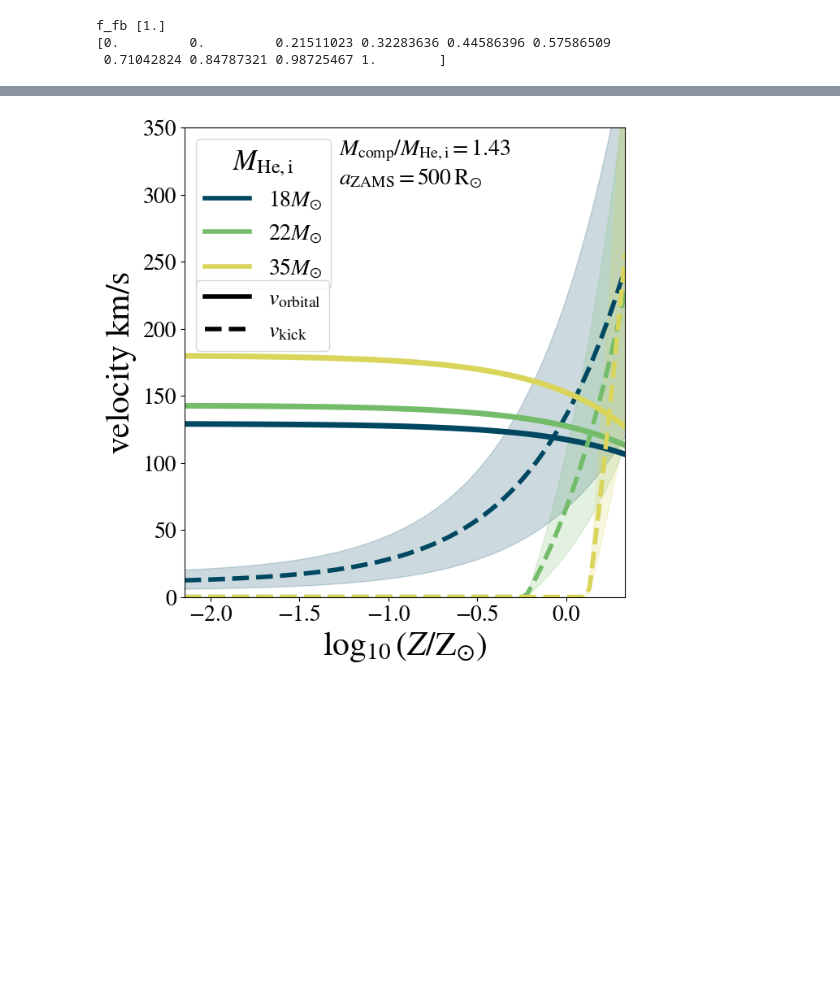
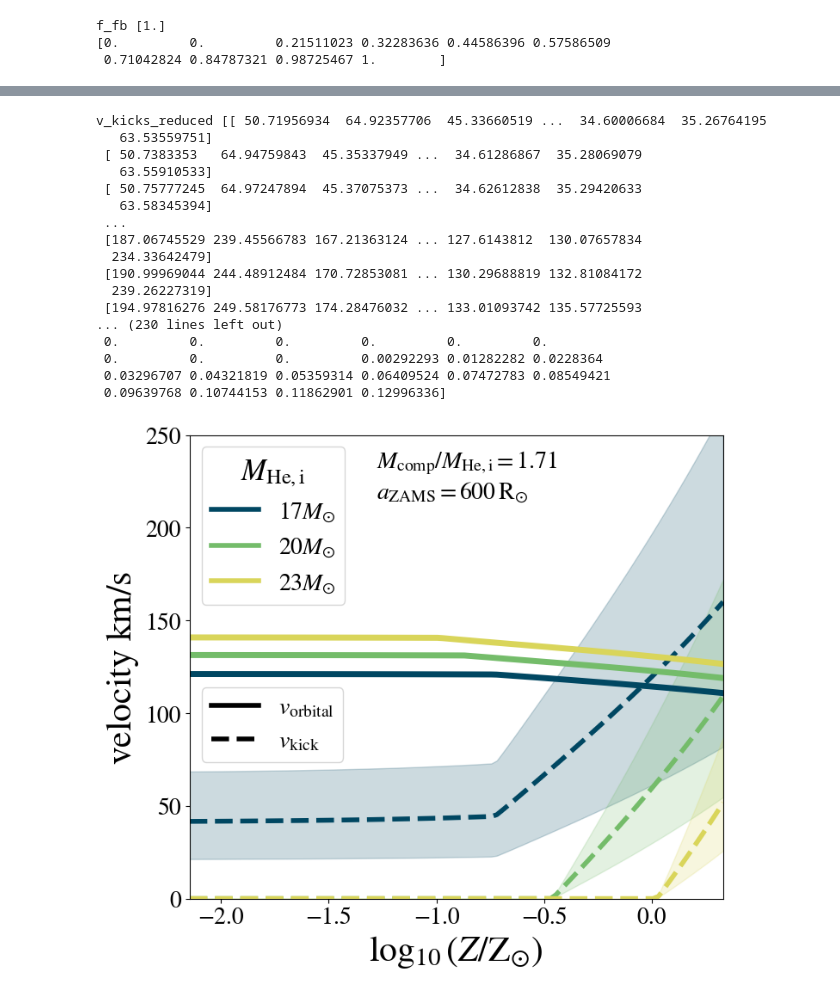
Before and after one commit to LiekeVanSon/ZdependentFormEff, a Jupyter notebook: code/Vorb_vs_Vkick.ipynb, the cells around one changed output, grey strips where cells are left out. Cells and saved outputs as stored; diff of their text form; code cells hidden in the pictures; blank space fills up the shorter version.

Commit message:
fixed v kick plot

```diff
--- a/code/Vorb_vs_Vkick.ipynb
+++ b/code/Vorb_vs_Vkick.ipynb
@@ -699,10 +688,18 @@ z_list [0.0001     0.00010593 0.00011221 0.00011887 0.00012592 0.00013339
 # %%
 z_list= np.logspace(-4, np.log10(0.03), 100)
-plt.scatter(np.log10(z_list), M_He_f)
+
+# Sander & Vink
+z_list, q, orbital_vel, fallback_fraction, M_He_f, wind_mass_loss = get_v_orb_and_f_fb(M_He_i=15, q_zams=0.5, a_i=500, WR_wind_presc = 'SanderVink')
+plt.scatter(np.log10(z_list), M_He_f, label = 'SanderVink')
+
+# Sander & Vink
+z_list, q, orbital_vel, fallback_fraction, M_He_f, wind_mass_loss = get_v_orb_and_f_fb(M_He_i=15, q_zams=0.5, a_i=500, WR_wind_presc = 'HamannKoest')
+plt.scatter(np.log10(z_list), M_He_f, label = 'HamannKoest')
 
 plt.axvline(np.log10(3e-3), c = 'black', ls = '--')
 plt.xlabel('log10 Z')
 plt.ylabel('M_He_f')
-plt.ylim(0,55)
+# plt.ylim(0,55)
+plt.legend()
 plt.show()
 # %% [output]
@@ -714,50 +711,79 @@ plt.show()
 colors = sns.color_palette("viridis", 3)
 # colors = ['#5EA29C',  '#ffc000', '#E44D4D']
 colors = ["#004762", "#74BC6A", "#D9D55A"]
-initial_helium_masses = [18, 22, 35]
+initial_helium_masses = [17, 20, 23]
+# initial_helium_masses = [18,  22, 35]
 
-zams_mass_ratio = 0.5
-zams_separation = 500  # Rsun
+zams_mass_ratio = 0.6
+zams_separation = 600  # Rsun
+prescription = "SanderVink" # HamannKoest, SanderVink
 ####################################
-fig, ax = plt.subplots(figsize=(7, 7.5))
+fig, ax = plt.subplots(figsize=(8, 7))
 for i, he_mass in enumerate(initial_helium_masses):
-    z_list, q, orbital_vel, fallback_fraction, M_He_f, wind_mass_loss = get_v_orb_and_f_fb(M_He_i=he_mass, q_zams=zams_mass_ratio, a_i=zams_separation, WR_wind_presc = 'HamannKoest')
+    z_list, q, orbital_vel, fallback_fraction, M_He_f, wind_mass_loss = get_v_orb_and_f_fb(M_He_i=he_mass, q_zams=zams_mass_ratio,
+                                                                                           a_i=zams_separation, WR_wind_presc = prescription)
 
+    ####################
     # Orbital velocity as a funciton of Z
     plt.plot(np.log10(z_list/0.014),orbital_vel,
              lw=5,color=colors[i],ls="-", label="$v_{\mathrm{orbital}}$ mhe = " + str(he_mass) + "Msun")
 
+    ####################
     # Kick velocities reweighted by f_fb
-    plt.plot(np.log10(z_list/0.014), v_kick_50 * (1 - fallback_fraction),
+    # v_kicks, v_kick_10, v_kick_50, v_kick_90 = get_v_kicks(sigma_kick = 265, fallback_fraction = fallback_fraction)
+    v_kicks_reduced, v_kick_10, v_kick_50, v_kick_90 = get_v_kicks(sigma_kick = 265, fallback_fraction = fallback_fraction)
+
+    print('v_kicks_reduced',v_kicks_reduced, v_kick_10, v_kick_50, v_kick_90)
+
+    print('(1 - fallback_fraction)', (1 - fallback_fraction))
+    plt.plot(np.log10(z_list/0.014), v_kick_50, #v_kick_50 * (1 - fallback_fraction),
              lw=4, ls="--", color=colors[i], label="$v_{\mathrm{kick}}$ mhe = " + str(he_mass) + "Msun")
-    plt.fill_between(np.log10(z_list/0.014), y1=v_kick_10 * (1 - fallback_fraction), y2=v_kick_90 * (1 - fallback_fraction),
-        color=colors[i],alpha=0.2,label=None)
+    plt.fill_between(np.log10(z_list/0.014), y1=v_kick_10, y2=v_kick_90,
+                     color=colors[i],alpha=0.2,label=None)
+                    #  y1=v_kick_10 * (1 - fallback_fraction), y2=v_kick_90 * (1 - fallback_fraction),
 
 # Annotate the used q_zams and a_zams
-plt.text(0.35,0.98,
+plt.text(0.35,0.97,
     f"$M_{{\mathrm{{comp}}}}/M_{{\mathrm{{He,i}}}}= {np.round(q,2)}$\n$a_{{\mathrm{{ZAMS}}}} = {zams_separation}$"
     + "$\, \mathrm{R_{\odot}}$",
     ha="left",va="top", transform=ax.transAxes,fontsize=20,)
 
 # Legend for the He masses
 legend_elements1 = [Line2D([0], [0], color=colors[i], lw=4, label=f"{he_mass}" + "$M_{\odot}$")
     for i, he_mass in enumerate(initial_helium_masses)]
 legend1 = ax.legend(handles=legend_elements1, loc="upper left", title="$M_{\mathrm{He,i}}$")
 
 # Legend for the orbital and kick velocities
 legend_elements2 = [
     Line2D([0], [0], color="k", lw=4, ls="-", label="$v_{\mathrm{orbital}}$"),
     Line2D([0], [0], color="k", lw=4, ls="--", label="$v_{\mathrm{kick}}$"),
 ]
-legend2 = plt.legend(handles=legend_elements2, loc="center left", bbox_to_anchor=(0, 0.6), fontsize=20)
+legend2 = plt.legend(handles=legend_elements2, loc="center left", bbox_to_anchor=(0, 0.375), fontsize=20)
 
 ax.add_artist(legend1)
 
 plt.xlabel("$\log_{10}(Z/\mathrm{Z}_{\odot}$)", fontsize=30)
 plt.ylabel("$\mathrm{velocity \ km/s}$", fontsize=30)
-plt.ylim(0, 350)
+plt.ylim(0, 250)
 plt.xlim(np.log10(1e-4 / 0.014), np.log10(0.03 / 0.014))
-plt.savefig(f"../plots/v_kick_v_orb.pdf", bbox_inches="tight")
+plt.savefig(f"../plots/v_kick_v_orb_{prescription}.pdf", bbox_inches="tight")
 plt.show()
 # %% [output]
+v_kicks_reduced [[ 50.71956934  64.92357706  45.33660519 ...  34.60006684  35.26764195
+   63.53559751]
+ [ 50.7383353   64.94759843  45.35337949 ...  34.61286867  35.28069079
+   63.55910533]
+ [ 50.75777245  64.97247894  45.37075373 ...  34.62612838  35.29420633
+   63.58345394]
+ ...
+ [187.06745529 239.45566783 167.21363124 ... 127.6143812  130.07657834
+  234.33642479]
+ [190.99969044 244.48912484 170.72853081 ... 130.29688819 132.81084172
+  239.26227319]
+ [194.97816276 249.58176773 174.28476032 ... 133.01093742 135.57725593
+... (230 lines left out)
+ 0.         0.         0.         0.         0.         0.
+ 0.         0.         0.         0.00292293 0.01282282 0.0228364
+ 0.03296707 0.04321819 0.05359314 0.06409524 0.07472783 0.08549421
+ 0.09639768 0.10744153 0.11862901 0.12996336]
-[figure, old version]
+[figure, new version]
```
Also changed, not shown: parts of 5 cells of this notebook, 3 other files.
